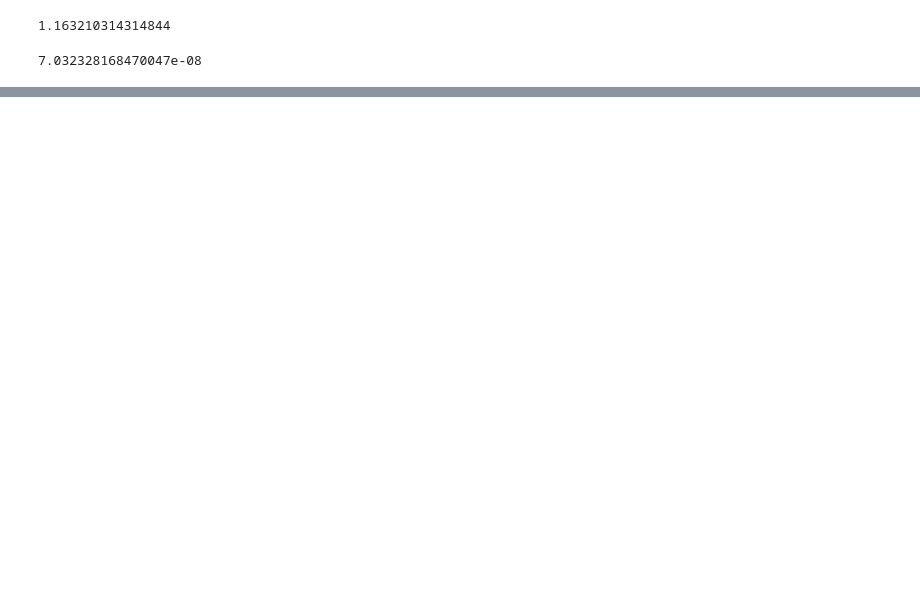
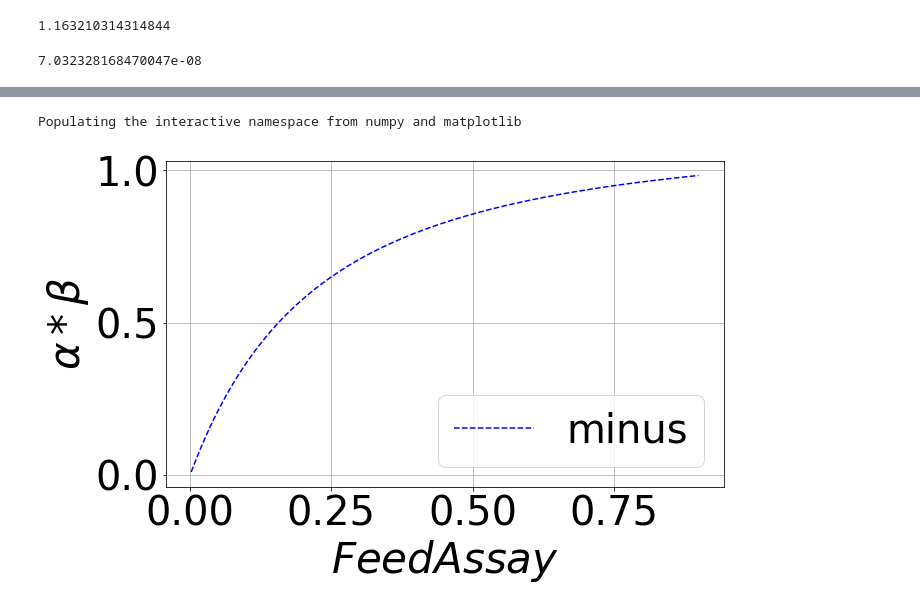
Before and after one commit to stompsjo/enrich_calcs, a Jupyter notebook: deltaU_theta.ipynb, the cells around one changed output, grey strips where cells are left out. Cells and saved outputs as stored; diff of their text form; code cells hidden in the pictures; blank space fills up the shorter version.

```diff
--- a/deltaU_theta.ipynb
+++ b/deltaU_theta.ipynb
@@ -217,0 +267,5 @@ Populating the interactive namespace from numpy and matplotlib
+# %%
+def leveling_by_gamma(gamma, F, theta, level):
+    for i in range(level):
+        F = P_by_gamma_minus(gamma, F, theta)
+    return F
@@ -217,0 +309,19 @@ Populating the interactive namespace from numpy and matplotlib
+# %%
+pylab.rcParams['figure.figsize'] = (10, 6)
+t = np.arange(0.002, 0.9, 0.00001)
+
+plt.grid()
+#plt.plot(t, P_by_gamma_plus(gamma_, t, theta_), 'r--', label='plus')
+plt.plot(t, leveling_by_gamma(gamma_, t, theta_, 10), 'b--', label='minus')
+
+
+plt.ylabel(r'${\alpha*\beta}$')
+plt.xlabel(r'${Feed Assay}$')
+
+
+plt.legend()
+plt.savefig(filename="alpha_times_beta.png")
+plt.show()
+# %% [output]
+Populating the interactive namespace from numpy and matplotlib
+[figure, added]
```
Also changed, not shown: parts of 15 cells of this notebook, 3 other files.
